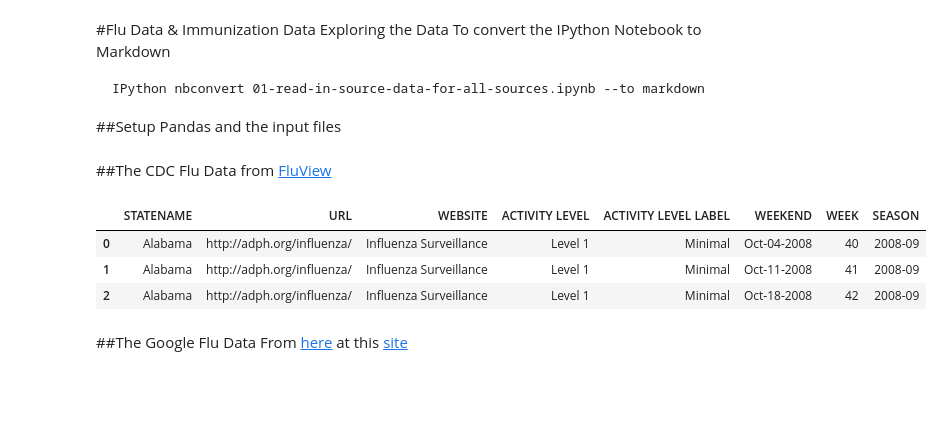
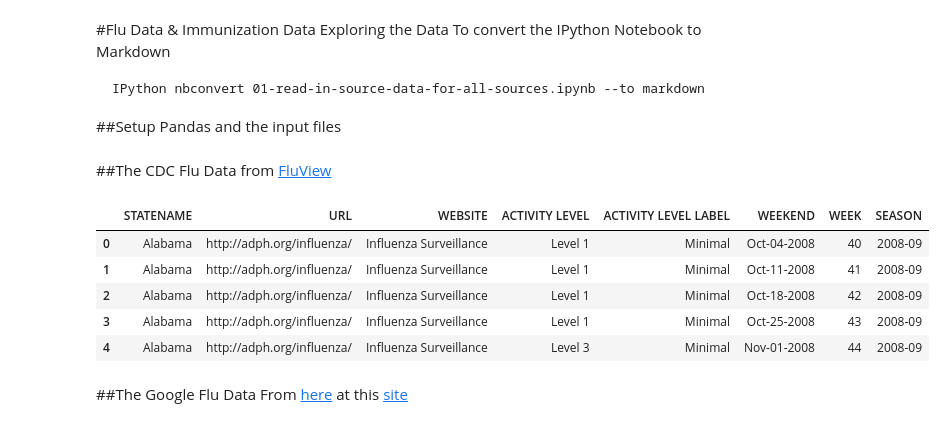
Before and after one commit to stat4701-edav-d3/d3-presentation, a Jupyter notebook: 01-read-in-source-data-for-all-sources.ipynb, the cells around one changed output. Drawn from its saved outputs; the diff is of its cells as text; code cells hidden in the pictures; blank space fills up the shorter version.

```diff
--- a/01-read-in-source-data-for-all-sources.ipynb
+++ b/01-read-in-source-data-for-all-sources.ipynb
@@ -22,12 +22,14 @@ inImmCal = pd.io.excel.read_excel(inImmCal, 'SA1415', header=3)
 ##The CDC Flu Data
 from [FluView](http://gis.cdc.gov/grasp/fluview/main.html)
 # %%
-dfFluCDC.head(3)
+dfFluCDC.head(5)
 # %% [output]
 |  | STATENAME | URL | WEBSITE | ACTIVITY LEVEL | ACTIVITY LEVEL LABEL | WEEKEND | WEEK | SEASON |
 | 0 | Alabama | http://adph.org/influenza/ | Influenza Surveillance | Level 1 | Minimal | Oct-04-2008 | 40 | 2008-09 |
 | 1 | Alabama | http://adph.org/influenza/ | Influenza Surveillance | Level 1 | Minimal | Oct-11-2008 | 41 | 2008-09 |
 | 2 | Alabama | http://adph.org/influenza/ | Influenza Surveillance | Level 1 | Minimal | Oct-18-2008 | 42 | 2008-09 |
+| 3 | Alabama | http://adph.org/influenza/ | Influenza Surveillance | Level 1 | Minimal | Oct-25-2008 | 43 | 2008-09 |
+| 4 | Alabama | http://adph.org/influenza/ | Influenza Surveillance | Level 3 | Minimal | Nov-01-2008 | 44 | 2008-09 |
 # %% [markdown]
 ##The Google Flu Data
 From [here](https://www.google.org/flutrends/us/data.txt) at this [site](https://www.google.org/flutrends/us/#US)
```
Also changed, not shown: parts of 2 cells of this notebook, 1 other file.
